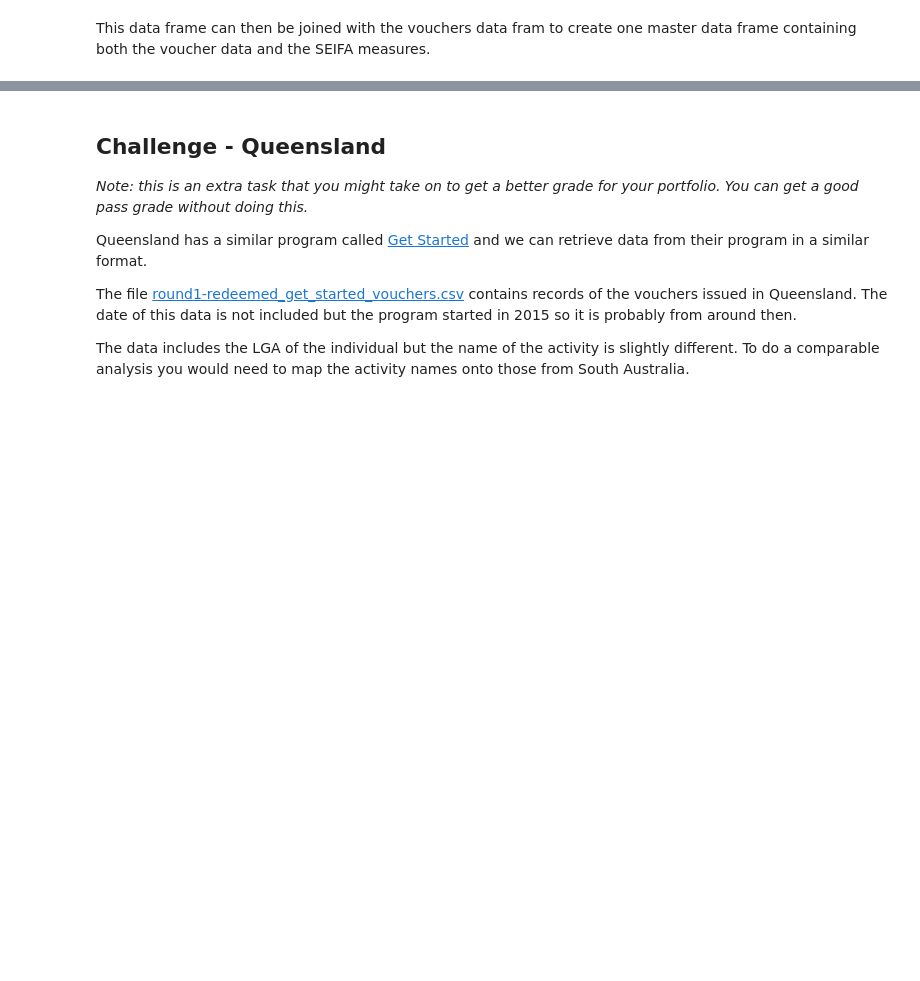
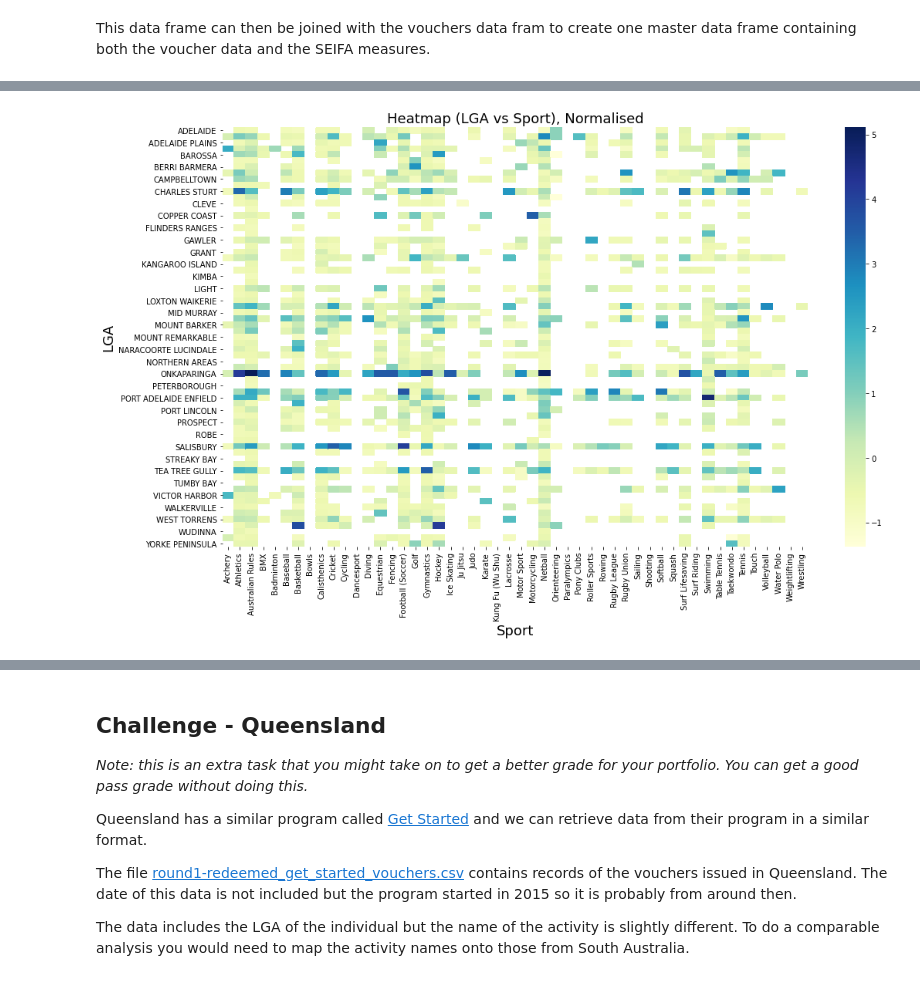
Before and after one commit to walthersy/DataScience-Portfolio, a Jupyter notebook: Portfolio 2.ipynb, the cells around one changed output, grey strips where cells are left out. Drawn from its saved outputs; the diff is of its cells as text; code cells hidden in the pictures; blank space fills up the shorter version.

```diff
--- a/Portfolio 2.ipynb
+++ b/Portfolio 2.ipynb
@@ -90,0 +126,13 @@ sa_vouchers_scores.head()
+# %%
+# Normalised values to account for significant differences
+
+sa_grp_norm = (sa_grp - sa_grp.mean()) / sa_grp.std()
+
+plt.figure(figsize=(17,10))
+gridnorm = sns.heatmap(sa_grp_norm,cmap='YlGnBu')
+gridnorm.set_title(label='Heatmap (LGA vs Sport), Normalised',fontsize=18)
+gridnorm.set_ylabel('LGA',fontsize=18)
+gridnorm.set_xlabel('Sport',fontsize=18)
+plt.show()
+# %% [output]
+[figure, added]
```
Also changed, not shown: parts of 14 cells of this notebook.
